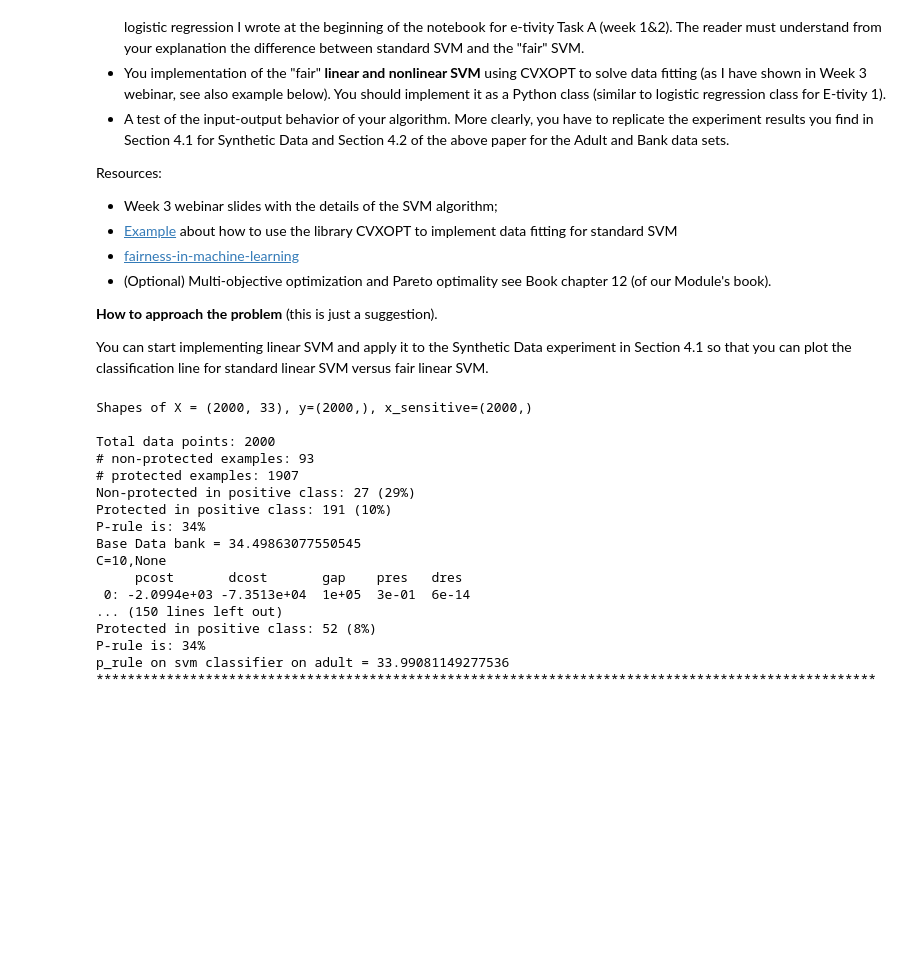
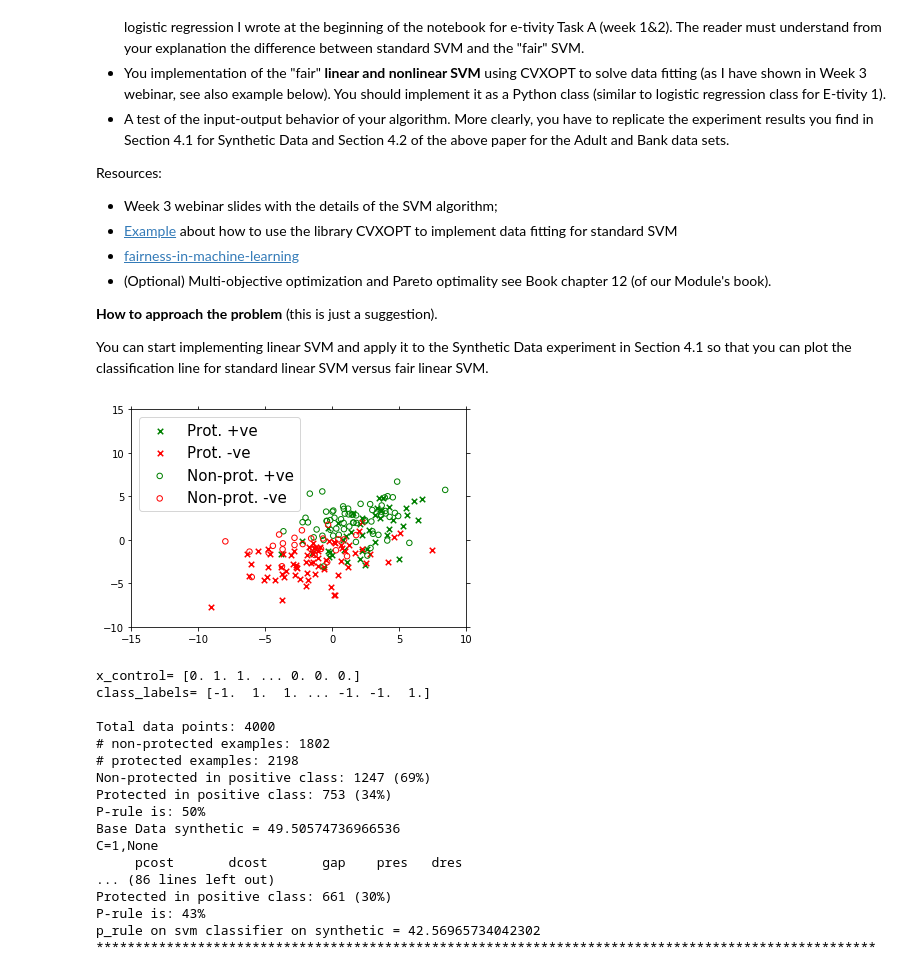
Before and after one commit to vipulpopat/svm-with-fairness-constraint, a Jupyter notebook: Project_5_FinalNotebook.ipynb, the cells around one changed output. Drawn from its saved outputs; the diff is of its cells as text; code cells hidden in the pictures; blank space fills up the shorter version.

Commit message:
added synthetic data

```diff
--- a/Project_5_FinalNotebook.ipynb
+++ b/Project_5_FinalNotebook.ipynb
@@ -464,6 +681,8 @@ def load_bank_data(load_data_size=None, drop_sensitive=True):
 def run_experiment(C_values, sample_count, data_type, correlation=0.0):
     if data_type == 'bank':
         X, y, x_control = load_bank_data(load_data_size=sample_count)
+    elif (data_type == 'synthetic'):
+        X, y, x_control = load_synthetic_data(load_data_size=sample_count, plot_data=True)
     else:
         X, y, x_control = load_adult_data(load_data_size=sample_count)
 
@@ -497,23 +716,25 @@ def run_experiment(C_values, sample_count, data_type, correlation=0.0):
             print('**'*50)
 # %%
 data_count=2000
-run_experiment([10], sample_count=data_count, data_type='bank')
-run_experiment([1], sample_count=data_count, data_type='adult', correlation=0.01)
+run_experiment([1], sample_count=data_count, data_type='synthetic')
+#run_experiment([10], sample_count=data_count, data_type='bank')
+#run_experiment([1], sample_count=data_count, data_type='adult', correlation=0.01)
 # %% [output]
+[figure, added]
-Shapes of X = (2000, 33), y=(2000,), x_sensitive=(2000,)
+x_control= [0. 1. 1. ... 0. 0. 0.]
+class_labels= [-1.  1.  1. ... -1. -1.  1.]
 
-Total data points: 2000
-# non-protected examples: 93
-# protected examples: 1907
-Non-protected in positive class: 27 (29%)
-Protected in positive class: 191 (10%)
-P-rule is: 34%
-Base Data bank = 34.49863077550545
-C=10,None
+Total data points: 4000
+# non-protected examples: 1802
+# protected examples: 2198
+Non-protected in positive class: 1247 (69%)
+Protected in positive class: 753 (34%)
+P-rule is: 50%
+Base Data synthetic = 49.50574736966536
+C=1,None
      pcost       dcost       gap    pres   dres
- 0: -2.0994e+03 -7.3513e+04  1e+05  3e-01  6e-14
-... (150 lines left out)
-Protected in positive class: 52 (8%)
-P-rule is: 34%
-p_rule on svm classifier on adult = 33.99081149277536
+... (86 lines left out)
+Protected in positive class: 661 (30%)
+P-rule is: 43%
+p_rule on svm classifier on synthetic = 42.56965734042302
 ****************************************************************************************************
```
Also changed, not shown: parts of 4 cells of this notebook.
